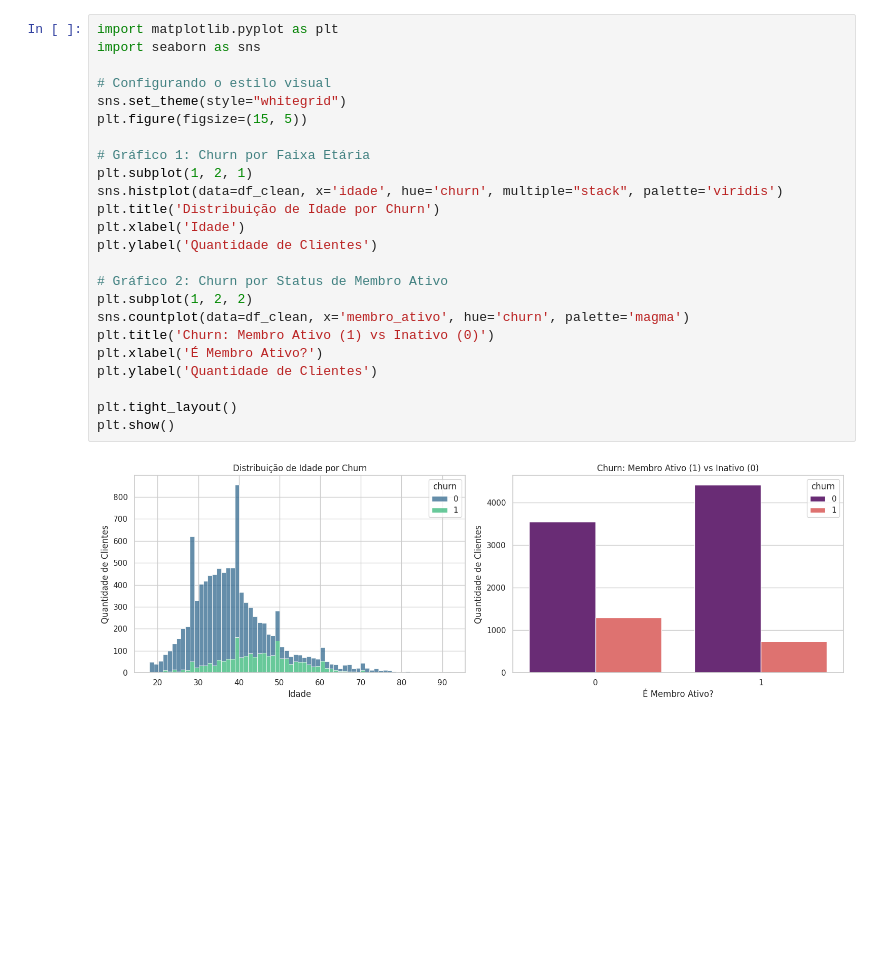
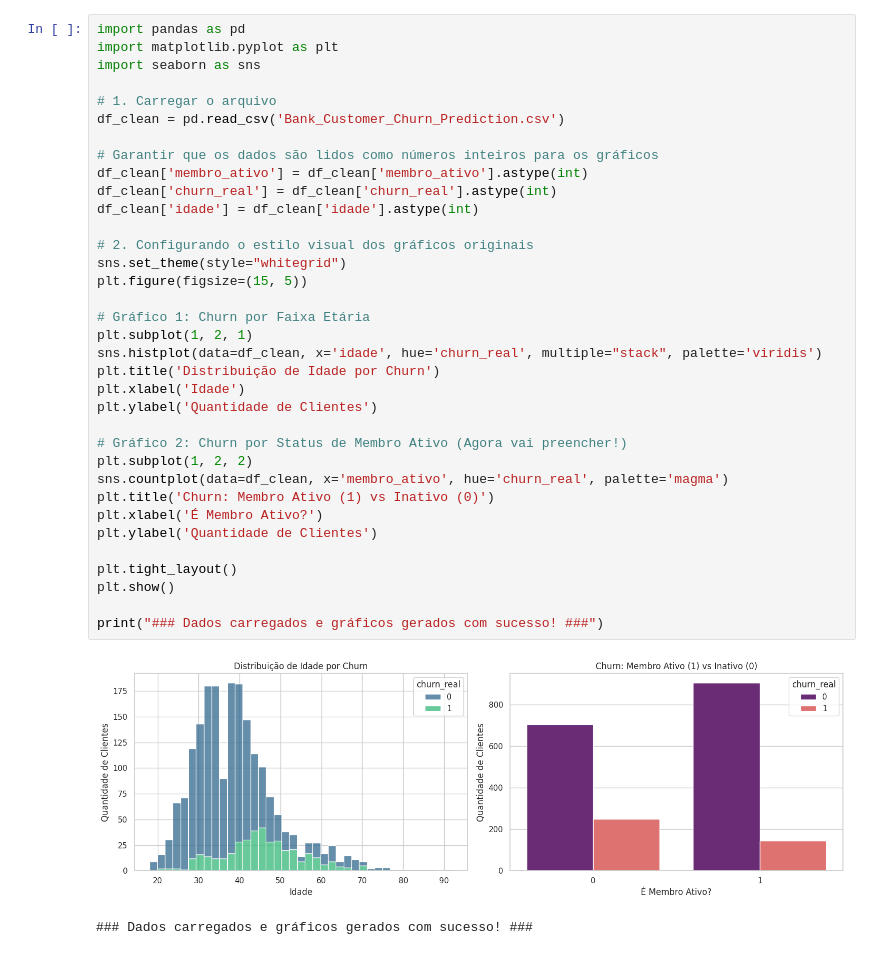
Before and after one commit to julimarpoliveira2902/Analise-Preditiva-Churn-Fintech, a Jupyter notebook: Projeto_Churn_PicPay_Julimar_Oliveira.ipynb, the cells around one changed output. Drawn from its saved outputs; the diff is of its cells as text; blank space fills up the shorter version.

```diff
--- a/Projeto_Churn_PicPay_Julimar_Oliveira.ipynb
+++ b/Projeto_Churn_PicPay_Julimar_Oliveira.ipynb
@@ -41,26 +10,38 @@ Name: proportion, dtype: float64
 # %%
+import pandas as pd
 import matplotlib.pyplot as plt
 import seaborn as sns
 
-# Configurando o estilo visual
+# 1. Carregar o arquivo
+df_clean = pd.read_csv('Bank_Customer_Churn_Prediction.csv')
+
+# Garantir que os dados são lidos como números inteiros para os gráficos
+df_clean['membro_ativo'] = df_clean['membro_ativo'].astype(int)
+df_clean['churn_real'] = df_clean['churn_real'].astype(int)
+df_clean['idade'] = df_clean['idade'].astype(int)
+
+# 2. Configurando o estilo visual dos gráficos originais
 sns.set_theme(style="whitegrid")
 plt.figure(figsize=(15, 5))
 
 # Gráfico 1: Churn por Faixa Etária
 plt.subplot(1, 2, 1)
-sns.histplot(data=df_clean, x='idade', hue='churn', multiple="stack", palette='viridis')
+sns.histplot(data=df_clean, x='idade', hue='churn_real', multiple="stack", palette='viridis')
 plt.title('Distribuição de Idade por Churn')
 plt.xlabel('Idade')
 plt.ylabel('Quantidade de Clientes')
 
-# Gráfico 2: Churn por Status de Membro Ativo
+# Gráfico 2: Churn por Status de Membro Ativo (Agora vai preencher!)
 plt.subplot(1, 2, 2)
-sns.countplot(data=df_clean, x='membro_ativo', hue='churn', palette='magma')
+sns.countplot(data=df_clean, x='membro_ativo', hue='churn_real', palette='magma')
 plt.title('Churn: Membro Ativo (1) vs Inativo (0)')
 plt.xlabel('É Membro Ativo?')
 plt.ylabel('Quantidade de Clientes')
 
 plt.tight_layout()
 plt.show()
+
+print("### Dados carregados e gráficos gerados com sucesso! ###")
 # %% [output]
-[figure, old version]
+[figure, new version]
+### Dados carregados e gráficos gerados com sucesso! ###
```
Also changed, not shown: parts of 6 cells of this notebook.
